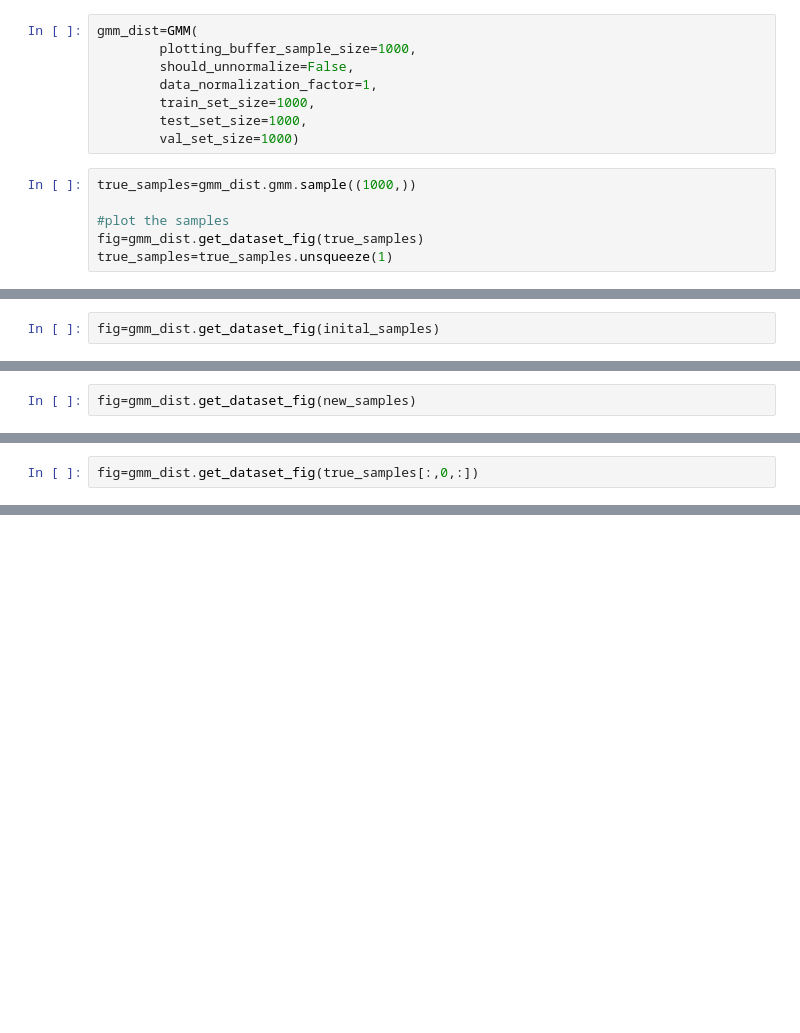
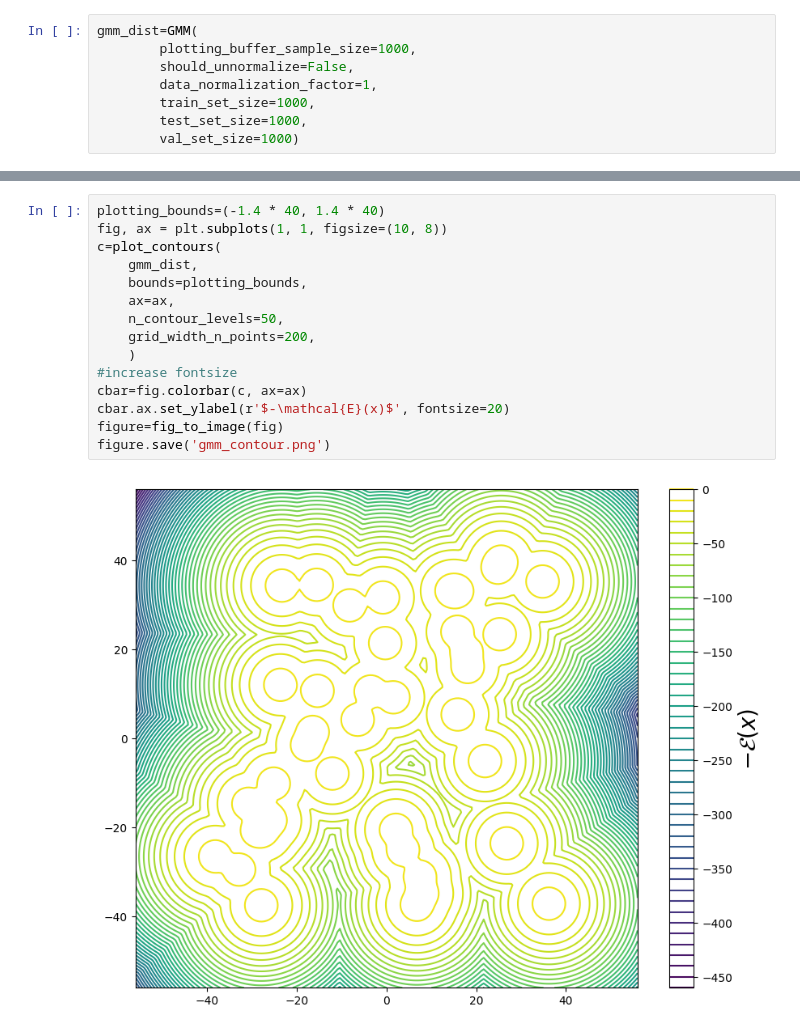
Before and after one commit to RishalAggarwal/EnergyBasedMCMC, a Jupyter notebook: notebooks/gmm_benchmark.ipynb, the cells around one changed output, grey strips where cells are left out. Saved outputs shown, nothing was run; the diff lists cells and outputs as text; blank space fills up the shorter version.

```diff
--- a/notebooks/gmm_benchmark.ipynb
+++ b/notebooks/gmm_benchmark.ipynb
@@ -18,9 +18,3 @@ gmm_dist=GMM(
         train_set_size=1000,
         test_set_size=1000,
         val_set_size=1000)
-# %%
-true_samples=gmm_dist.gmm.sample((1000,))
-
-#plot the samples
-fig=gmm_dist.get_dataset_fig(true_samples)
-true_samples=true_samples.unsqueeze(1)
@@ -255,2 +20,0 @@ plt.plot(w2_list)
-# %%
-fig=gmm_dist.get_dataset_fig(inital_samples)
@@ -298,2 +20,0 @@ plt.plot(w2_list)
-# %%
-fig=gmm_dist.get_dataset_fig(new_samples)
@@ -302,2 +20,0 @@ fig=gmm_dist.get_dataset_fig(new_samples)
-# %%
-fig=gmm_dist.get_dataset_fig(true_samples[:,0,:])
@@ -372,0 +157,17 @@ new_samples=hmc(initial_samples,true_samples,gmm_dist,150000,5,1)
+# %%
+plotting_bounds=(-1.4 * 40, 1.4 * 40)
+fig, ax = plt.subplots(1, 1, figsize=(10, 8))
+c=plot_contours(
+    gmm_dist,
+    bounds=plotting_bounds,
+    ax=ax,
+    n_contour_levels=50,
+    grid_width_n_points=200,
+    )
+#increase fontsize
+cbar=fig.colorbar(c, ax=ax)
+cbar.ax.set_ylabel(r'$-\mathcal{E}(x)$', fontsize=20)
+figure=fig_to_image(fig)
+figure.save('gmm_contour.png')
+# %% [output]
+[figure, added]
```
Also changed, not shown: parts of 40 cells of this notebook.
